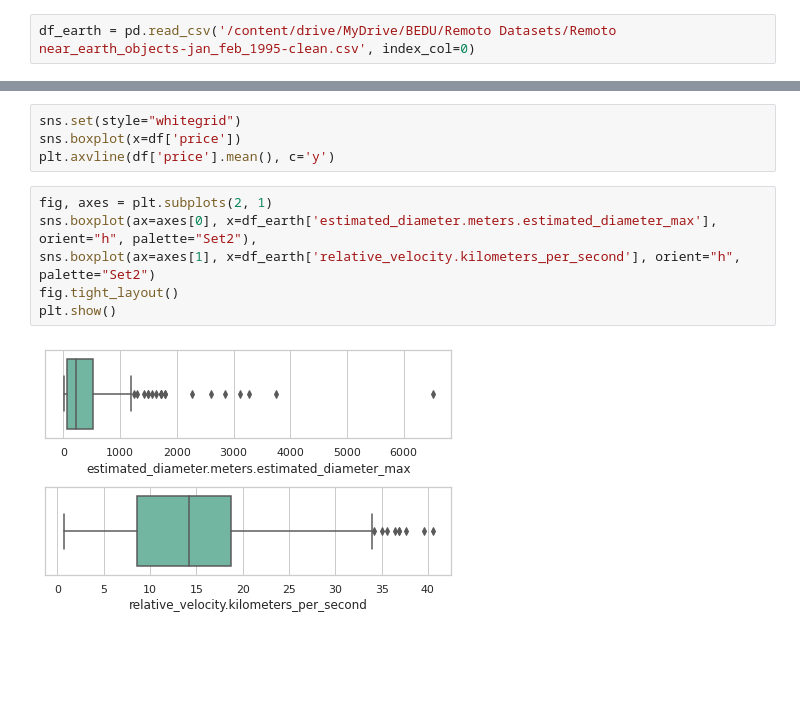
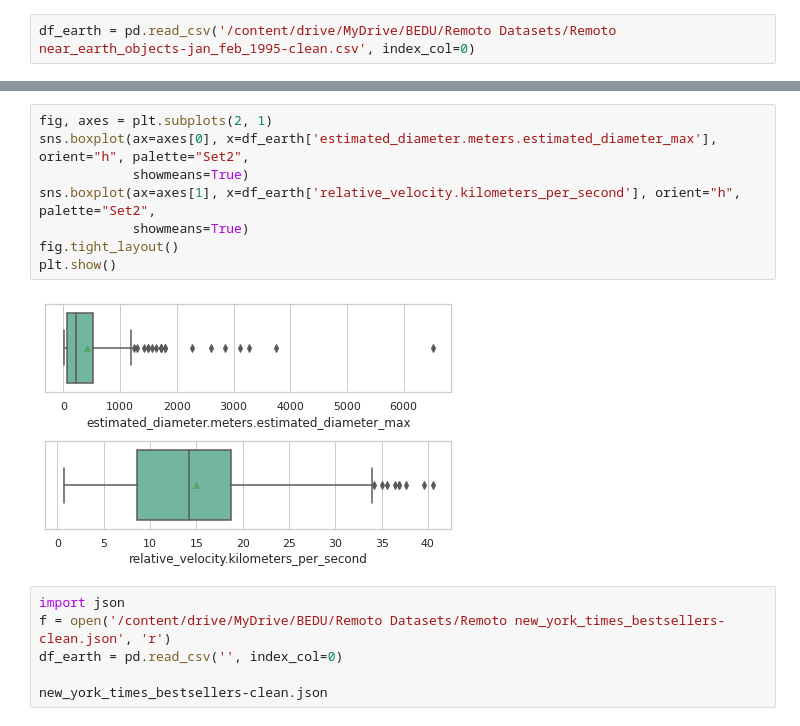
Before and after one commit to AngelicaDC/BEDUpython, a Jupyter notebook: Sesion-02/Ejemplo-01boxplots.ipynb, the cells around one changed output, grey strips where cells are left out. Drawn from its saved outputs; the diff is of its cells as text; blank space fills up the shorter version.

```diff
--- a/Sesion-02/Ejemplo-01boxplots.ipynb
+++ b/Sesion-02/Ejemplo-01boxplots.ipynb
@@ -96,15 +142,19 @@ df_earth.head()
 | 2 | 3516633 | (2010 HA) | False | 44.111820 | 98.637028 | ... |
 | 3 | 3837644 | (2019 AY3) | False | 46.190746 | 103.285648 | ... |
 | 4 | 3843493 | (2019 PY) | False | 22.108281 | 49.435619 | ... |
-# %%
-sns.set(style="whitegrid")
-sns.boxplot(x=df['price'])
-plt.axvline(df['price'].mean(), c='y')
 # %%
 fig, axes = plt.subplots(2, 1)
-sns.boxplot(ax=axes[0], x=df_earth['estimated_diameter.meters.estimated_diameter_max'], orient="h", palette="Set2"),
-sns.boxplot(ax=axes[1], x=df_earth['relative_velocity.kilometers_per_second'], orient="h", palette="Set2")
+sns.boxplot(ax=axes[0], x=df_earth['estimated_diameter.meters.estimated_diameter_max'], orient="h", palette="Set2",
+            showmeans=True)
+sns.boxplot(ax=axes[1], x=df_earth['relative_velocity.kilometers_per_second'], orient="h", palette="Set2",
+            showmeans=True)
 fig.tight_layout()
 plt.show()
 # %% [output]
-[figure, old version]
+[figure, new version]
+# %%
+import json
+f = open('/content/drive/MyDrive/BEDU/Remoto Datasets/Remoto new_york_times_bestsellers-clean.json', 'r')
+df_earth = pd.read_csv('', index_col=0)
+
+new_york_times_bestsellers-clean.json
```
Also changed, not shown: parts of 5 cells of this notebook.
